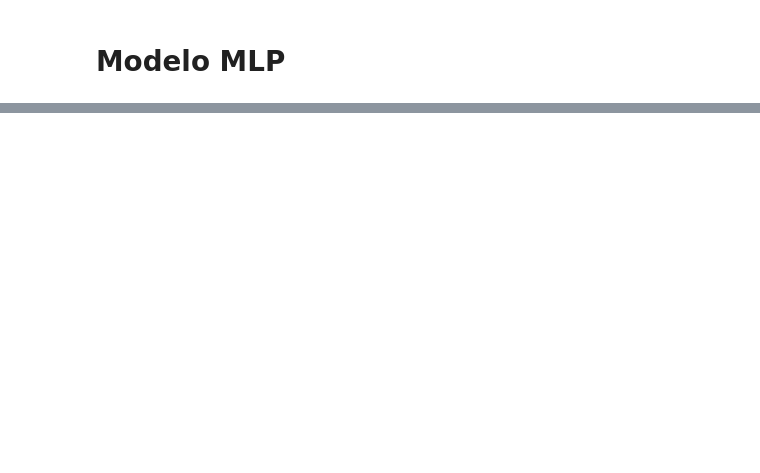
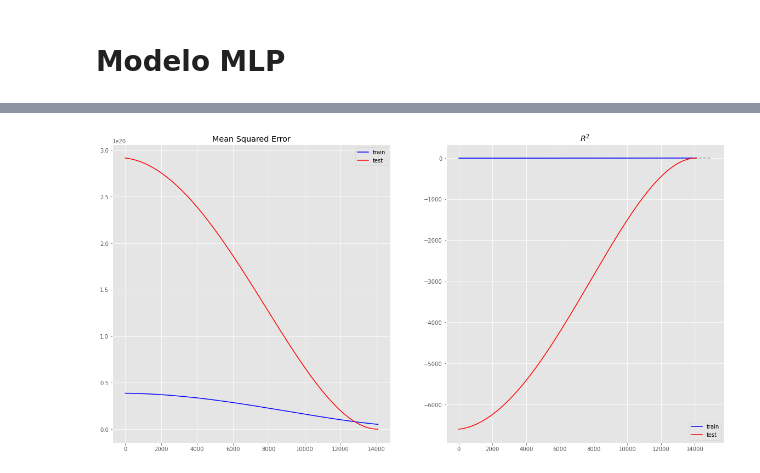
Before and after one commit to magmapinguin/Estimacion-del-PIB-mediante-Ciencia-de-datos, a Jupyter notebook: Notebooks/modelado.ipynb, the cells around one changed output, grey strips where cells are left out. Drawn from its saved outputs; the diff is of its cells as text; code cells hidden in the pictures; blank space fills up the shorter version.

```diff
--- a/Notebooks/modelado.ipynb
+++ b/Notebooks/modelado.ipynb
@@ -273,0 +285,3 @@ Wall time: 13.3 s
+# %%
+df = pd.read_csv("../Datos/variables-politicas-monetaria.csv", index_col=[0,1])
+df
@@ -273,0 +303,78 @@ Wall time: 13.3 s
+# %%
+X_train, X_test, y_train, y_test = dividir_series(df.values, totales.values, 0.1)
+# %%
+scaler = StandardScaler()
+X_train_st = scaler.fit_transform(X_train)
+X_test_st = scaler.transform(X_test)
+# %%
+t_ventana = 10
+X_train_t, y_train_t = preparar_entrada(X_train_st, y_train, t_ventana)
+X_test_t, y_test_t = preparar_entrada(X_test_st, y_test, t_ventana)
+# %%
+%%time
+hidden_units = 128 # se recomiendan al menos 2n + 1
+input_dim = (t_ventana, df.shape[1])
+
+red = MLP(input_dim, hidden_units)
+red.to(dev)
+
+loss_function = nn.MSELoss()
+optimizer = optim.RMSprop(red.parameters(), lr=0.1)
+
+mse_train = []
+mse_test = []
+
+r2_train = []
+r2_test = []
+
+print("Inicia")
+epochs = 15000
+r2_previous_test = float("-inf")
+for epoch in range(epochs):
+
+    red.zero_grad()
+    y_pred = red(X_train_t).to(dev)
+
+    loss = loss_function(y_pred, y_train_t)
+    mse_train.append(loss)
+    r2_train.append( calcular_r2(y_pred, y_train_t ) )
+    loss.backward()
+    optimizer.step()
+
+    # Validate
+    y_pred = red(X_test_t).to(dev)
+    loss = loss_function(y_pred, y_test_t)
+    mse_test.append(loss)
+    r2_current_test = calcular_r2(y_pred, y_test_t )
+    r2_test.append(r2_current_test)
+
+    if r2_previous_test > r2_current_test:
+        print("Se alcanzó el máximo en", epoch-1)
+        break
+    else:
+        r2_previous_test = r2_current_test
+
+
+
+print("Termina el entrenamiento")
+
+fig, ax = plt.subplots(ncols=2, figsize=(20,10))
+ax[0].plot(mse_train, label="train", color="blue")
+ax[0].plot(mse_test, label="test", color="red")
+ax[0].set_title("Mean Squared Error")
+ax[0].legend()
+
+ax[1].plot(r2_train, label="train", color="blue")
+ax[1].plot(r2_test, label="test", color="red")
+ax[1].set_title("$R^2$")
+#ax[1].set_ylim(0,1)
+ax[1].hlines(0, xmin=0, xmax=epochs, ls="--", alpha=0.3, color="black")
+ax[1].legend()
+
+
+print("Train RMSE", mse_train[-1].sqrt())
+print("Test RMSE", mse_test[-1].sqrt())
+print("-"*10)
+print("Train R^2", r2_train[-1])
+print("Test R^2", r2_test[-1])
+# %% [output]
@@ -273,0 +391 @@ Wall time: 13.3 s
+[figure, added]
```
Also changed, not shown: parts of 29 cells of this notebook.
